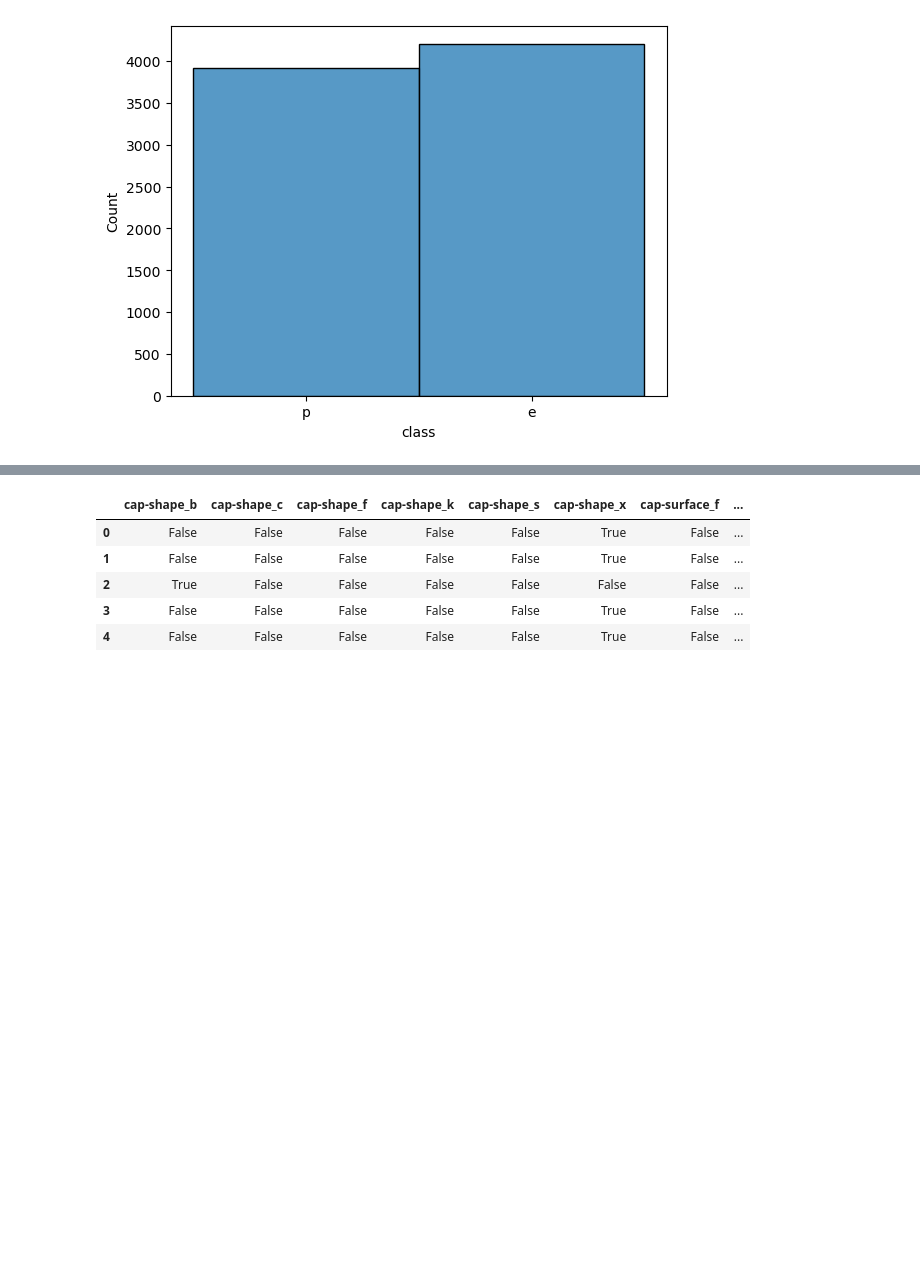
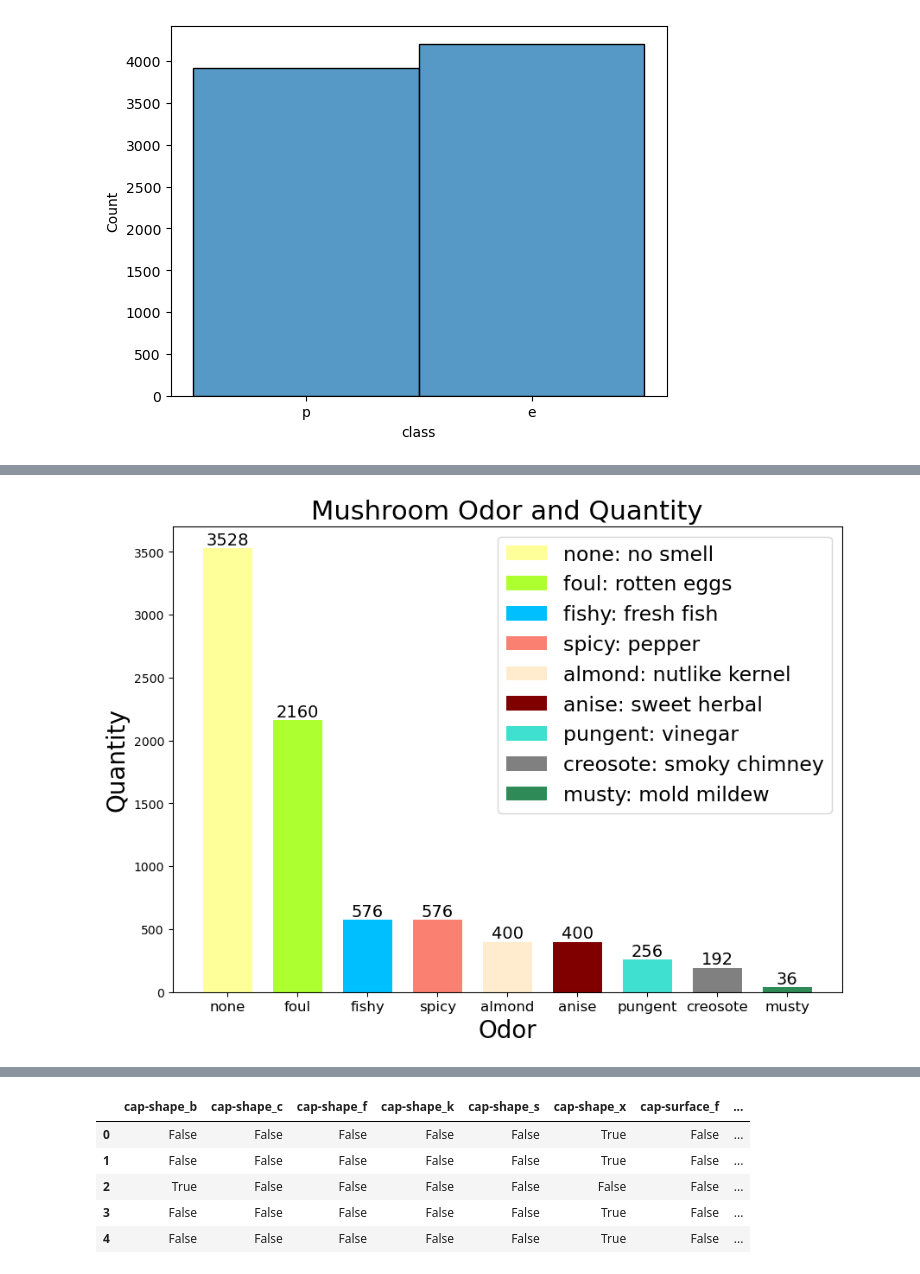
Before and after one commit to CookieDude96/mushrooms-dm, a Jupyter notebook: mushrooms.ipynb, the cells around one changed output, grey strips where cells are left out. Cells and saved outputs as stored; diff of their text form; code cells hidden in the pictures; blank space fills up the shorter version.

```diff
--- a/mushrooms.ipynb
+++ b/mushrooms.ipynb
@@ -102,0 +233,63 @@ Name: count, dtype: int64
+# %%
+# 'The next bar chart shows the number of mushrooms based on "odor"'
+# Obtain total number of mushrooms for each 'odor' (Entire DataFrame)
+odors = df["odor"].value_counts()
+odor_height = odors.values.tolist()  # Provides numerical values
+odor_labels = odors.axes[0].tolist()  # Converts index labels object to list
+
+# =====PLOT Preparations and Plotting====#
+width = 0.7
+ind = np.arange(9)  # the x locations for the groups
+colors = [
+    "#FFFF99",
+    "#ADFF2F",
+    "#00BFFF",
+    "#FA8072",
+    "#FFEBCD",
+    "#800000",
+    "#40E0D0",
+    "#808080",
+    "#2E8B57",
+]
+
+fig, ax = plt.subplots(figsize=(10, 7))
+odor_bars = ax.bar(ind, odor_height, width, color=colors)
+
+# Add some text for labels, title and axes ticks
+ax.set_xlabel("Odor", fontsize=20)
+ax.set_ylabel("Quantity", fontsize=20)
+ax.set_title("Mushroom Odor and Quantity", fontsize=22)
+ax.set_xticks(ind)  # Positioning on the x axis
+ax.set_xticklabels(
+    (
+        "none",
+        "foul",
+        "fishy",
+        "spicy",
+        "almond",
+        "anise",
+        "pungent",
+        "creosote",
+        "musty",
+    ),
+    fontsize=12,
+)
+ax.legend(
+    odor_bars,
+    [
+        "none: no smell",
+        "foul: rotten eggs",
+        "fishy: fresh fish",
+        "spicy: pepper",
+        "almond: nutlike kernel",
+        "anise: sweet herbal",
+        "pungent: vinegar",
+        "creosote: smoky chimney",
+        "musty: mold mildew",
+    ],
+    fontsize=17,
+)
+autolabel(odor_bars)
+plt.show()  # Display bars.
+# %% [output]
+[figure, added]
```
Also changed, not shown: parts of 20 cells of this notebook.
